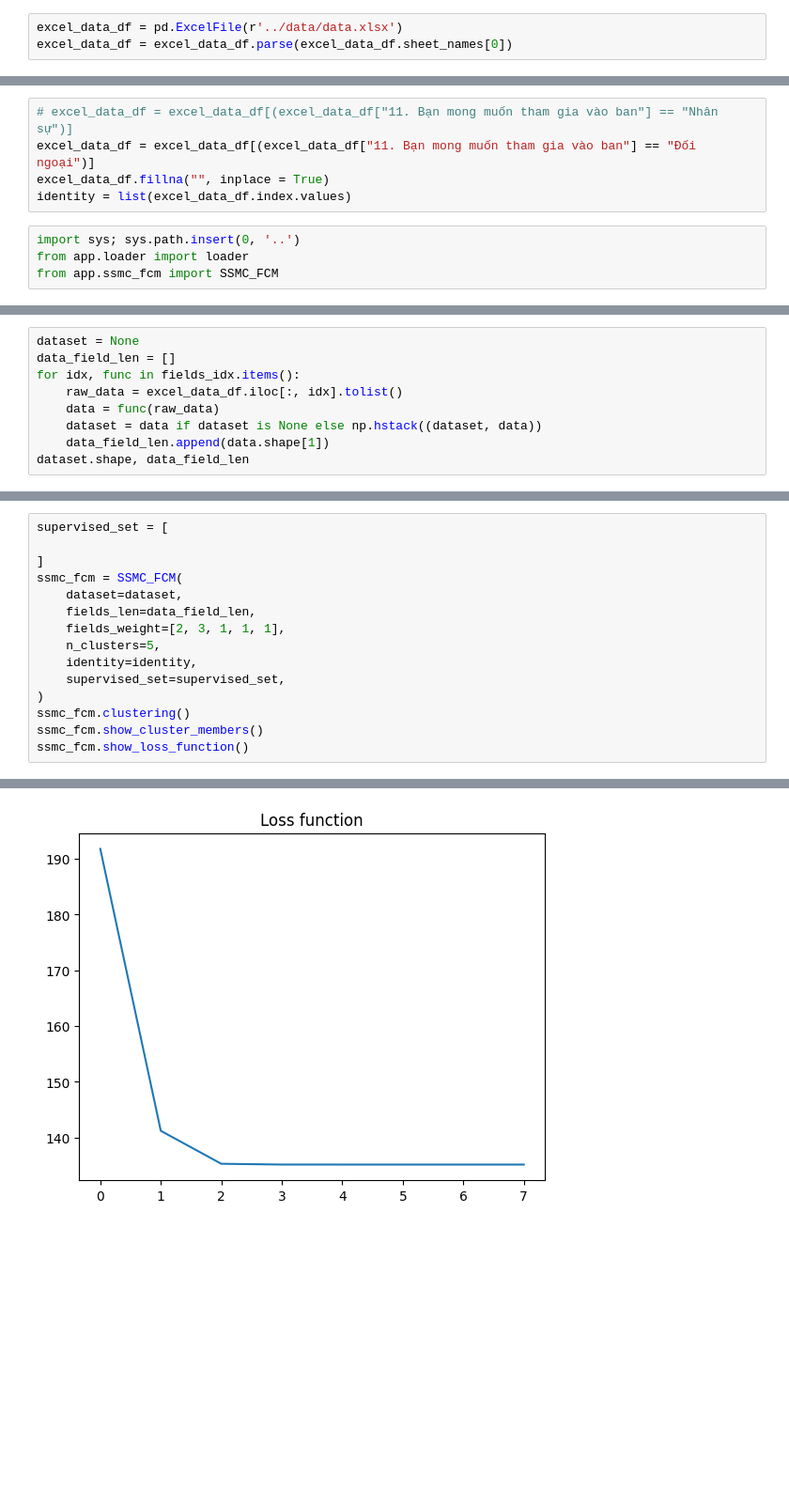
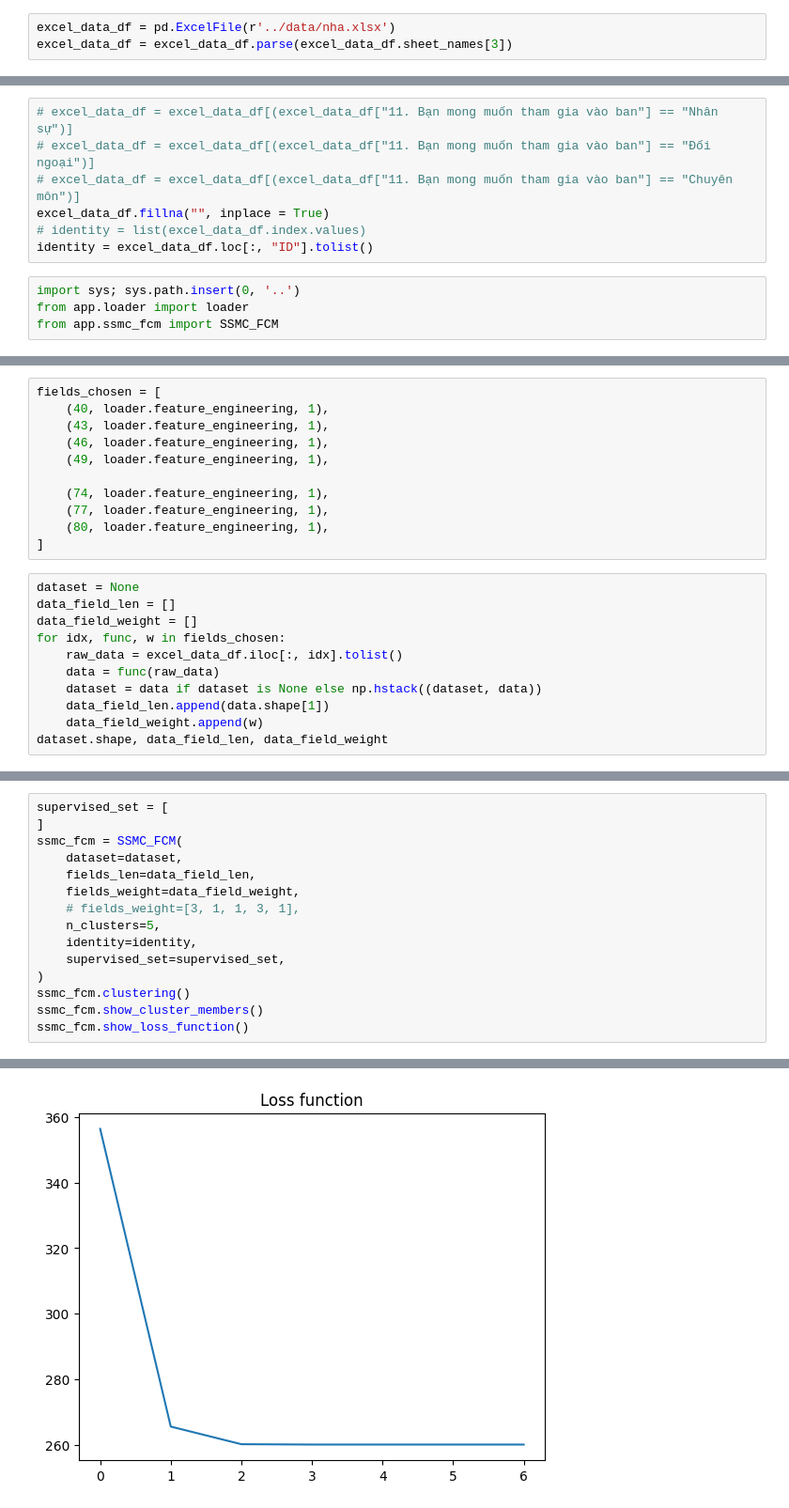
Before and after one commit to hoangtc125/algo-clustering-service, a Jupyter notebook: notebook/text_loading.ipynb, the cells around one changed output, grey strips where cells are left out. Shown: that part at 94% size. Saved outputs shown, nothing was run; the diff lists cells and outputs as text; blank space fills up the shorter version.

```diff
--- a/notebook/text_loading.ipynb
+++ b/notebook/text_loading.ipynb
@@ -2,6 +2,6 @@
 import pandas as pd
 import numpy as np
 # %%
-excel_data_df = pd.ExcelFile(r'../data/data.xlsx')
-excel_data_df = excel_data_df.parse(excel_data_df.sheet_names[0])
+excel_data_df = pd.ExcelFile(r'../data/nha.xlsx')
+excel_data_df = excel_data_df.parse(excel_data_df.sheet_names[3])
 # %%
@@ -28,8 +29,10 @@ for idx, header in enumerate(excel_data_df.columns.tolist()):
 # %%
 # excel_data_df = excel_data_df[(excel_data_df["11. Bạn mong muốn tham gia vào ban"] == "Nhân sự")]
-excel_data_df = excel_data_df[(excel_data_df["11. Bạn mong muốn tham gia vào ban"] == "Đối ngoại")]
+# excel_data_df = excel_data_df[(excel_data_df["11. Bạn mong muốn tham gia vào ban"] == "Đối ngoại")]
+# excel_data_df = excel_data_df[(excel_data_df["11. Bạn mong muốn tham gia vào ban"] == "Chuyên môn")]
 excel_data_df.fillna("", inplace = True)
-identity = list(excel_data_df.index.values)
+# identity = list(excel_data_df.index.values)
+identity = excel_data_df.loc[:, "ID"].tolist()
 # %%
 import sys; sys.path.insert(0, '..')
 from app.loader import loader
@@ -45,10 +40,23 @@ fields_idx = {
+# %%
+fields_chosen = [
+    (40, loader.feature_engineering, 1),
+    (43, loader.feature_engineering, 1),
+    (46, loader.feature_engineering, 1),
+    (49, loader.feature_engineering, 1),
+
+    (74, loader.feature_engineering, 1),
+    (77, loader.feature_engineering, 1),
+    (80, loader.feature_engineering, 1),
+]
 # %%
 dataset = None
 data_field_len = []
-for idx, func in fields_idx.items():
+data_field_weight = []
+for idx, func, w in fields_chosen:
     raw_data = excel_data_df.iloc[:, idx].tolist()
     data = func(raw_data)
     dataset = data if dataset is None else np.hstack((dataset, data))
     data_field_len.append(data.shape[1])
-dataset.shape, data_field_len
+    data_field_weight.append(w)
+dataset.shape, data_field_len, data_field_weight
 # %% [output]
@@ -56,11 +64,11 @@ dataset.shape, data_field_len
 # %%
 supervised_set = [
-
 ]
 ssmc_fcm = SSMC_FCM(
     dataset=dataset,
     fields_len=data_field_len,
-    fields_weight=[2, 3, 1, 1, 1],
+    fields_weight=data_field_weight,
+    # fields_weight=[3, 1, 1, 3, 1],
     n_clusters=5,
     identity=identity,
     supervised_set=supervised_set,
@@ -79,2 +87,2 @@ Cluster members:
-[figure, old version]
+[figure, new version]
 loss functions:
```
Also changed, not shown: parts of 7 cells of this notebook, 5 other files.
